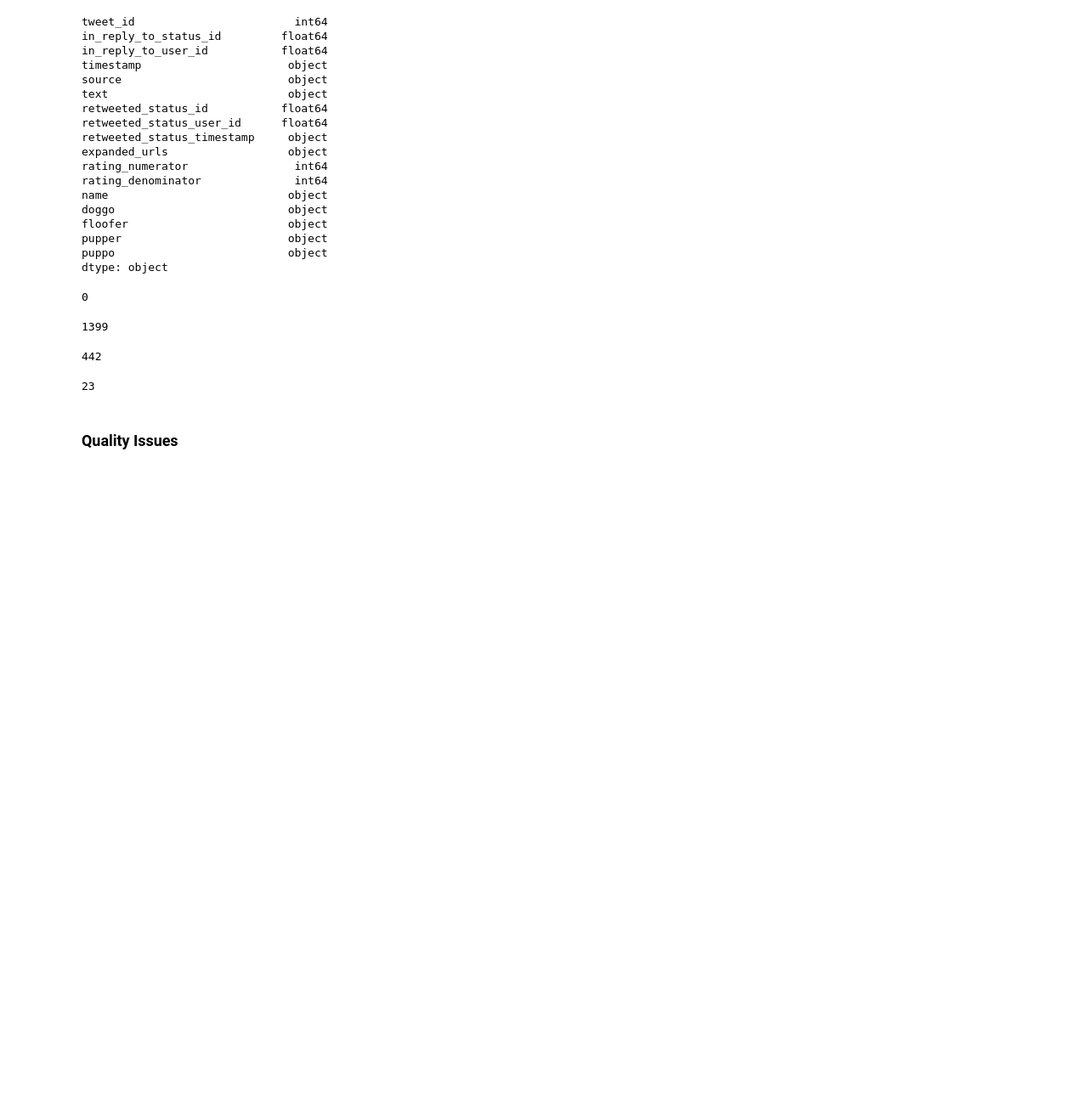
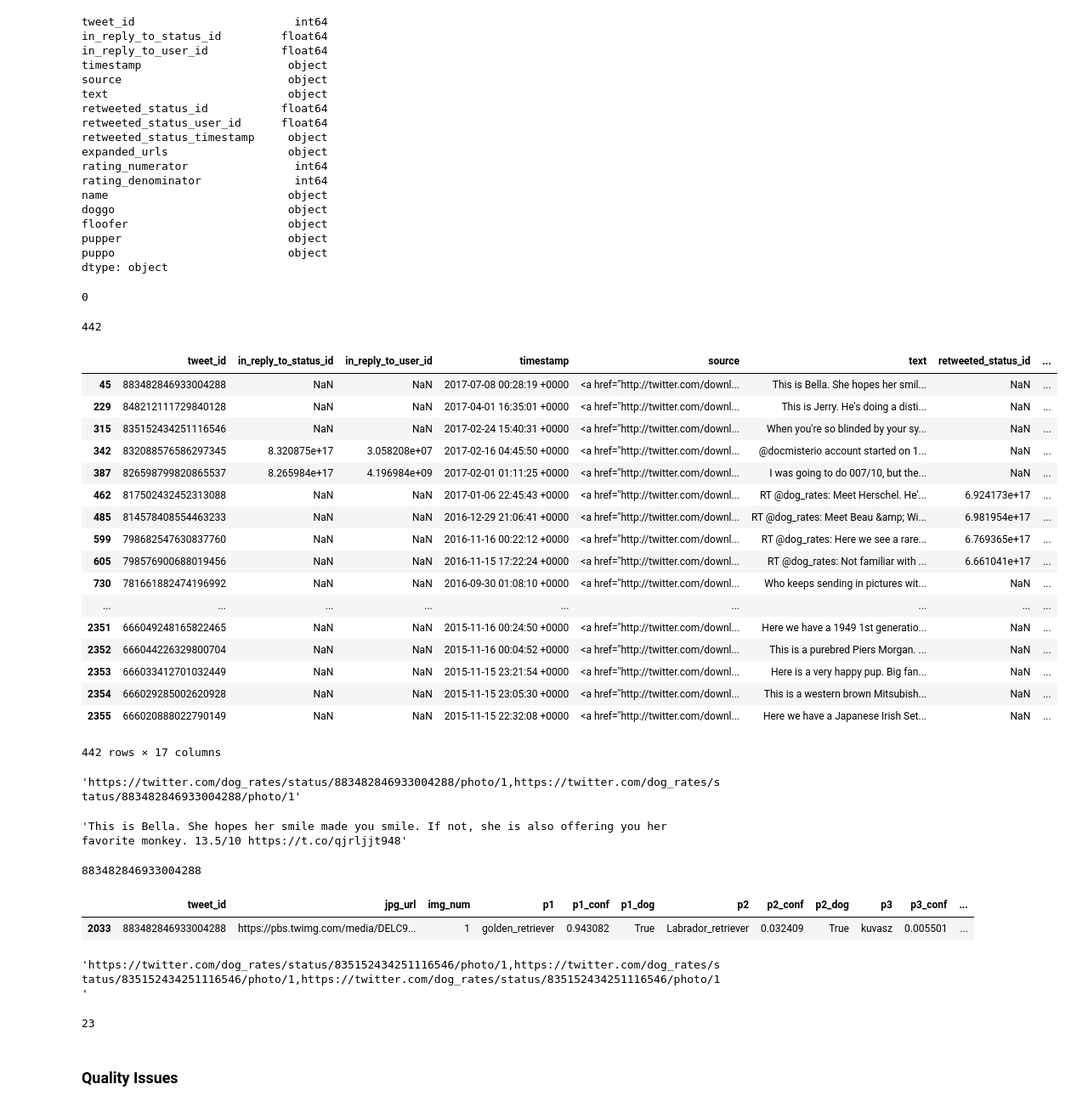
Before and after one commit to daniel-guarino/project04-wrangling-and-analyze-data, a Jupyter notebook: wrangle_act.ipynb, the cells around one changed output. Shown at 85% size. Drawn from its saved outputs; the diff is of its cells as text; code cells hidden in the pictures; blank space fills up the shorter version.

```diff
--- a/wrangle_act.ipynb
+++ b/wrangle_act.ipynb
@@ -204,20 +204,63 @@ dtype: object
 sum(df['tweet_id'].duplicated())
 # %% [output]
 0
-# %%
-# is there any duplicated name?
-sum(df['name'].duplicated())
-# %% [output]
-1399
+# %%
+# number of tweets where the rating numerator is smaller than the denominator
+sum(df['rating_numerator'] < df['rating_denominator'])
+# %% [output]
+442
 # %%
-# accuracy problems -
-sum(df['rating_numerator'] < df['rating_denominator'])
+df[df['rating_numerator'] < df['rating_denominator']]
 # %% [output]
+|  | tweet_id | in_reply_to_status_id | in_reply_to_user_id | timestamp | source | text | retweeted_status_id | ... |
+| 45 | 883482846933004288 | NaN | NaN | 2017-07-08 00:28:19 +0000 | <a href="http://twitter.com/downl... | This is Bella. She hopes her smil... | NaN | ... |
+| 229 | 848212111729840128 | NaN | NaN | 2017-04-01 16:35:01 +0000 | <a href="http://twitter.com/downl... | This is Jerry. He's doing a disti... | NaN | ... |
+| 315 | 835152434251116546 | NaN | NaN | 2017-02-24 15:40:31 +0000 | <a href="http://twitter.com/downl... | When you're so blinded by your sy... | NaN | ... |
+| 342 | 832088576586297345 | 8.320875e+17 | 3.058208e+07 | 2017-02-16 04:45:50 +0000 | <a href="http://twitter.com/downl... | @docmisterio account started on 1... | NaN | ... |
+| 387 | 826598799820865537 | 8.265984e+17 | 4.196984e+09 | 2017-02-01 01:11:25 +0000 | <a href="http://twitter.com/downl... | I was going to do 007/10, but the... | NaN | ... |
+| 462 | 817502432452313088 | NaN | NaN | 2017-01-06 22:45:43 +0000 | <a href="http://twitter.com/downl... | RT @dog_rates: Meet Herschel. He'... | 6.924173e+17 | ... |
+| 485 | 814578408554463233 | NaN | NaN | 2016-12-29 21:06:41 +0000 | <a href="http://twitter.com/downl... | RT @dog_rates: Meet Beau &amp; Wi... | 6.981954e+17 | ... |
+| 599 | 798682547630837760 | NaN | NaN | 2016-11-16 00:22:12 +0000 | <a href="http://twitter.com/downl... | RT @dog_rates: Here we see a rare... | 6.769365e+17 | ... |
+| 605 | 798576900688019456 | NaN | NaN | 2016-11-15 17:22:24 +0000 | <a href="http://twitter.com/downl... | RT @dog_rates: Not familiar with ... | 6.661041e+17 | ... |
+| 730 | 781661882474196992 | NaN | NaN | 2016-09-30 01:08:10 +0000 | <a href="http://twitter.com/downl... | Who keeps sending in pictures wit... | NaN | ... |
+| ... | ... | ... | ... | ... | ... | ... | ... | ... |
+| 2351 | 666049248165822465 | NaN | NaN | 2015-11-16 00:24:50 +0000 | <a href="http://twitter.com/downl... | Here we have a 1949 1st generatio... | NaN | ... |
+| 2352 | 666044226329800704 | NaN | NaN | 2015-11-16 00:04:52 +0000 | <a href="http://twitter.com/downl... | This is a purebred Piers Morgan. ... | NaN | ... |
+| 2353 | 666033412701032449 | NaN | NaN | 2015-11-15 23:21:54 +0000 | <a href="http://twitter.com/downl... | Here is a very happy pup. Big fan... | NaN | ... |
+| 2354 | 666029285002620928 | NaN | NaN | 2015-11-15 23:05:30 +0000 | <a href="http://twitter.com/downl... | This is a western brown Mitsubish... | NaN | ... |
+| 2355 | 666020888022790149 | NaN | NaN | 2015-11-15 22:32:08 +0000 | <a href="http://twitter.com/downl... | Here we have a Japanese Irish Set... | NaN | ... |
-442
+442 rows × 17 columns
-# %%
-sum(df['rating_denominator'] != 10)
-# %% [output]
-23
+# %%
+# example of numerator smaller than the denominator
+df['expanded_urls'][45]
+# %% [output]
+'https://twitter.com/dog_rates/status/883482846933004288/photo/1,https://twitter.com/dog_rates/status/883482846933004288/photo/1'
+# %%
+# the numerator is 5 on the DataFrame, but it's 13.5 in the text
+df['text'][45]
+# %% [output]
+'This is Bella. She hopes her smile made you smile. If not, she is also offering you her favorite monkey. 13.5/10 https://t.co/qjrljjt948'
+# %%
+# is this tweet have more than one image?
+df['tweet_id'][45]
+# %% [output]
+883482846933004288
+# %%
+# no just one image
+df_image[df_image['tweet_id'] == 883482846933004288]
+# %% [output]
+|  | tweet_id | jpg_url | img_num | p1 | p1_conf | p1_dog | p2 | p2_conf | p2_dog | p3 | p3_conf | ... |
+| 2033 | 883482846933004288 | https://pbs.twimg.com/media/DELC9... | 1 | golden_retriever | 0.943082 | True | Labrador_retriever | 0.032409 | True | kuvasz | 0.005501 | ... |
+# %%
+# numerator equals to 0
+df['expanded_urls'][315]
+# %% [output]
+'https://twitter.com/dog_rates/status/835152434251116546/photo/1,https://twitter.com/dog_rates/status/835152434251116546/photo/1,https://twitter.com/dog_rates/status/835152434251116546/photo/1'
+# %%
+# number of denominators different than 10
+sum(df['rating_denominator'] != 10)
+# %% [output]
+23
 # %% [markdown]
 ### Quality Issues ###
 # %% [markdown]
```
Also changed, not shown: parts of 17 cells of this notebook.
